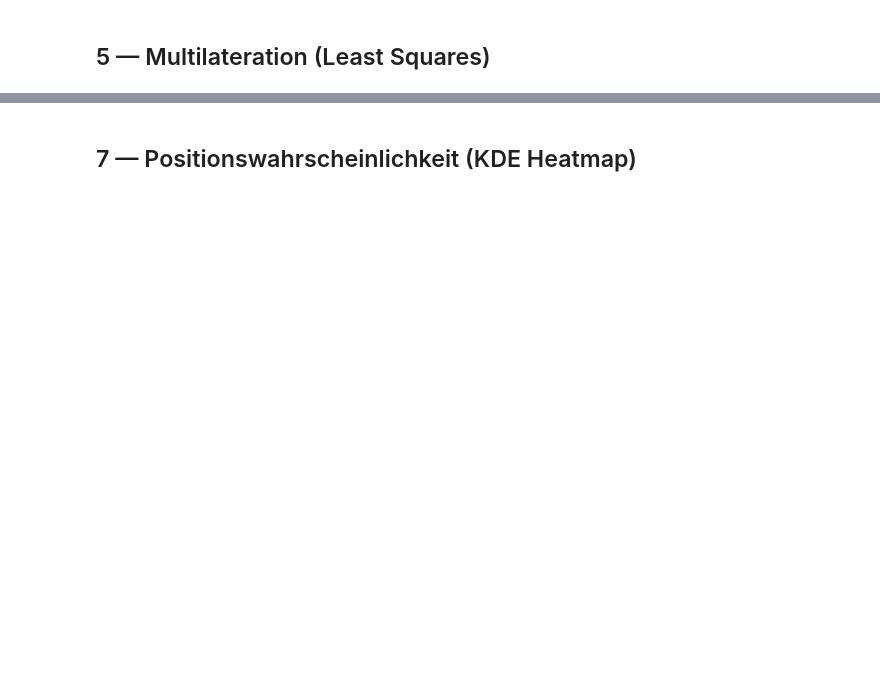
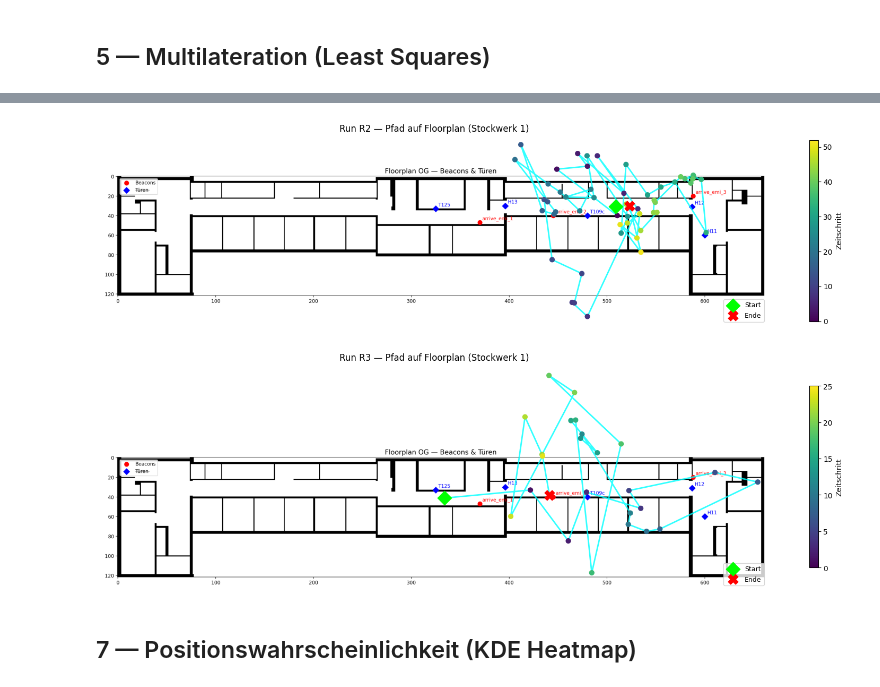
Before and after one commit to M4ngo404/embedded_intelligence, a Jupyter notebook: notebooks/rssi_position_analysis.ipynb, the cells around one changed output, grey strips where cells are left out. Drawn from its saved outputs; the diff is of its cells as text; code cells hidden in the pictures; blank space fills up the shorter version.

```diff
--- a/notebooks/rssi_position_analysis.ipynb
+++ b/notebooks/rssi_position_analysis.ipynb
@@ -241,3 +446,68 @@ plt.show()
+# %%
+## 6c — Pfad auf Floorplan (Meter → Pixel)
+
+import matplotlib.image as mpimg
+
+SCALE = 0.2  # 1 Pixel = 0.2 Meter → 5 px/m
+
+FLOORPLAN = {
+    0: '../data/floorplans/emi_map_eg_beacons_doors.png',
+    1: '../data/floorplans/emi_map_og_beacons_doors.png',
+}
+
+# Kalibrierungsparameter (EG)
+OCC_XMIN   = 30        # xs.min() aus occupancy_map
+OCC_YMIN   = 13           # ys.min() aus occupancy_map
+SCALE_F    = 4.009        # occ→img (RESOLUTION=0.05m)
+PX_PER_M   = 28.00        # px/m in emi_map img
+
+ORIGIN_X   = OCC_XMIN * SCALE_F   # = 417 px
+ORIGIN_Y   = OCC_YMIN * SCALE_F   # = 204 px
+
+def meter_to_pixel(x_m, y_m):
+    px = int(round(ORIGIN_X + x_m * PX_PER_M))
+    py = int(round(ORIGIN_Y + y_m * PX_PER_M))
+    return px, py
+
+for run in runs_list:
+    df_run = all_positions[all_positions['run_id']==run].sort_values('timestamp_ms')
+    gt_run = gt_df[gt_df['run_id']==run]
+    if len(df_run) == 0: continue
+
+    floor = int(df_run['floor_est'].mode()[0]) if 'floor_est' in df_run else 0
+    img   = mpimg.imread(FLOORPLAN[floor])
+
+    fig, ax = plt.subplots(figsize=(16, 6))
+    ax.imshow(img)
+    ax.axis('off')
+
+    # Pfad
+    xs = [meter_to_pixel(x, y)[0] for x, y in zip(df_run['x_est'], df_run['y_est'])]
+    ys = [meter_to_pixel(x, y)[1] for x, y in zip(df_run['x_est'], df_run['y_est'])]
+    ax.plot(xs, ys, color='cyan', linewidth=2, alpha=0.8, zorder=2)
+    sc = ax.scatter(xs, ys, c=range(len(xs)), cmap='viridis', s=40, zorder=3)
+    plt.colorbar(sc, ax=ax, label='Zeitschritt', shrink=0.6)
+    ax.scatter(xs[0],  ys[0],  color='lime', s=180, marker='D', zorder=5, label='Start')
+    ax.scatter(xs[-1], ys[-1], color='red',  s=180, marker='X', zorder=5, label='Ende')
+
+    # Groundtruth
+    # if len(gt_run) > 0:
+    #     gxs = [meter_to_pixel(x, y)[0] for x, y in zip(gt_run['x_m'], gt_run['y_m'])]
+    #     gys = [meter_to_pixel(x, y)[1] for x, y in zip(gt_run['x_m'], gt_run['y_m'])]
+    #     ax.scatter(gxs, gys, color='magenta', s=150, marker='s', zorder=6, label='Groundtruth')
+    #     for (gx, gy), (_, r) in zip(zip(gxs, gys), gt_run.iterrows()):
+    #         ax.annotate(r['tuer_id'], (gx, gy), textcoords='offset points',
+    #                     xytext=(5, 5), fontsize=8, color='magenta',
+    #                     fontweight='bold')
+
+    ax.set_title(f'Run {run} — Pfad auf Floorplan (Stockwerk {floor})', fontsize=12)
+    ax.legend(loc='lower right', fontsize=9)
+    plt.tight_layout()
+    #plt.savefig(f'path_on_map_{run}.png', dpi=130)
+    plt.show()
+# %% [output]
+[figure, added]
+[figure, added]
 # %% [markdown]
 ## 7 — Positionswahrscheinlichkeit (KDE Heatmap)
 # %%
```
Also changed, not shown: parts of 17 cells of this notebook, 8 other files.
